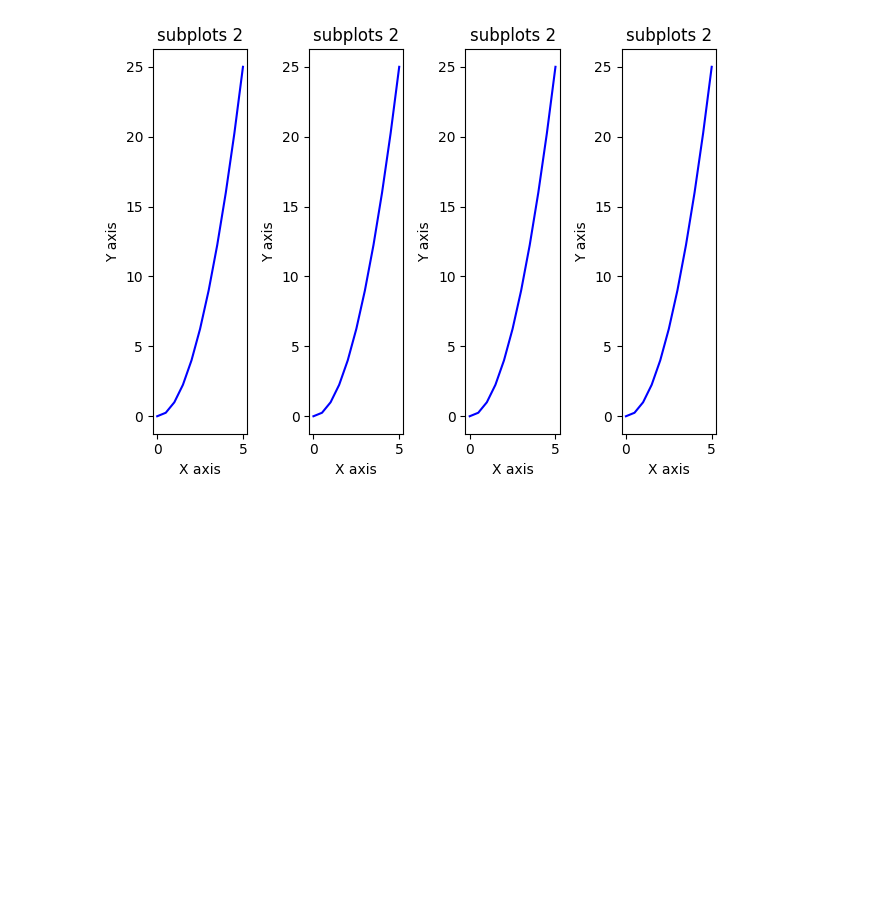
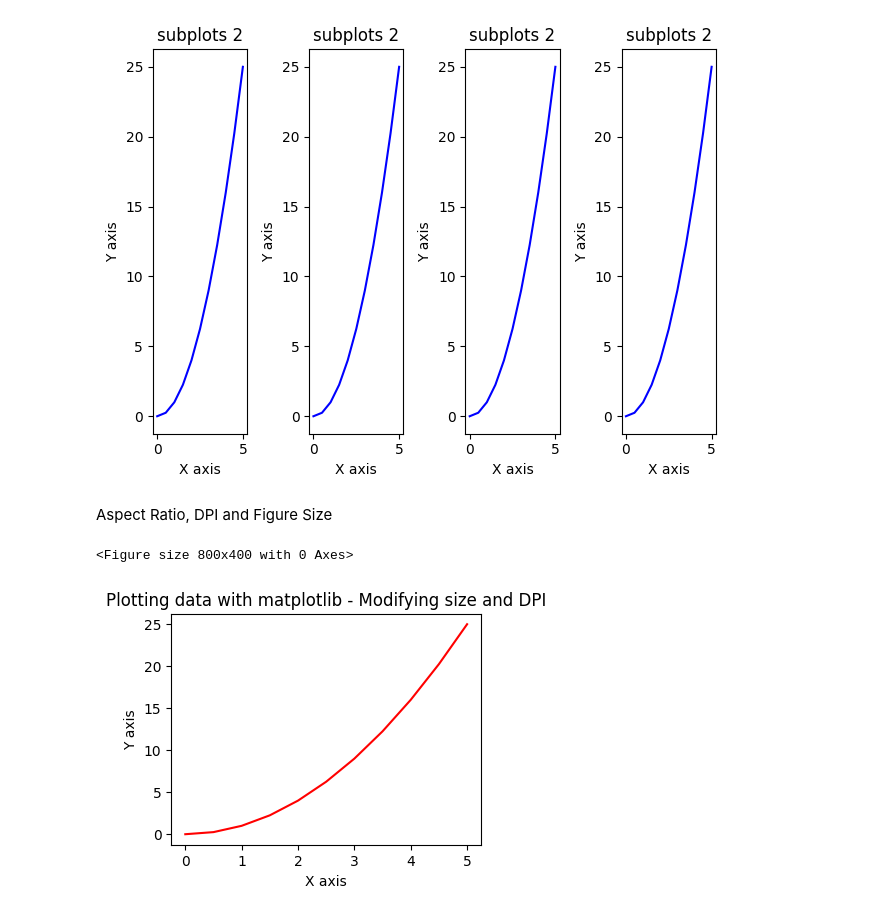
Before and after one commit to Paxyifier/AIML-Practicals, a Jupyter notebook: 19-AIML-Practical-2.3.ipynb, the cells around one changed output. Drawn from its saved outputs; the diff is of its cells as text; code cells hidden in the pictures; blank space fills up the shorter version.

Commit message:
matplotlib 3 exercise todo

```diff
--- a/19-AIML-Practical-2.3.ipynb
+++ b/19-AIML-Practical-2.3.ipynb
@@ -183,3 +235,23 @@ figs.tight_layout()
 figs
 # %% [output]
 [figure]
+# %% [markdown]
+Aspect Ratio, DPI and Figure Size
+# %%
+x = np.linspace(0, 5, 11)
+y = x ** 2
+# %%
+fig = plt.figure(figsize=(8,4), dpi=100)
+
+# Figure size x * dpi = width, y * dpi = height
+# %% [output]
+<Figure size 800x400 with 0 Axes>
+# %%
+fig, axes = plt.subplots(figsize=(4,3), dpi=100)
+
+axes.plot(x,y,'r')
+axes.set_xlabel('X axis')
+axes.set_ylabel('Y axis')
+axes.set_title('Plotting data with matplotlib - Modifying size and DPI');
+# %% [output]
+[figure, added]
```
Also changed, not shown: parts of 47 cells of this notebook, 2 other files.
